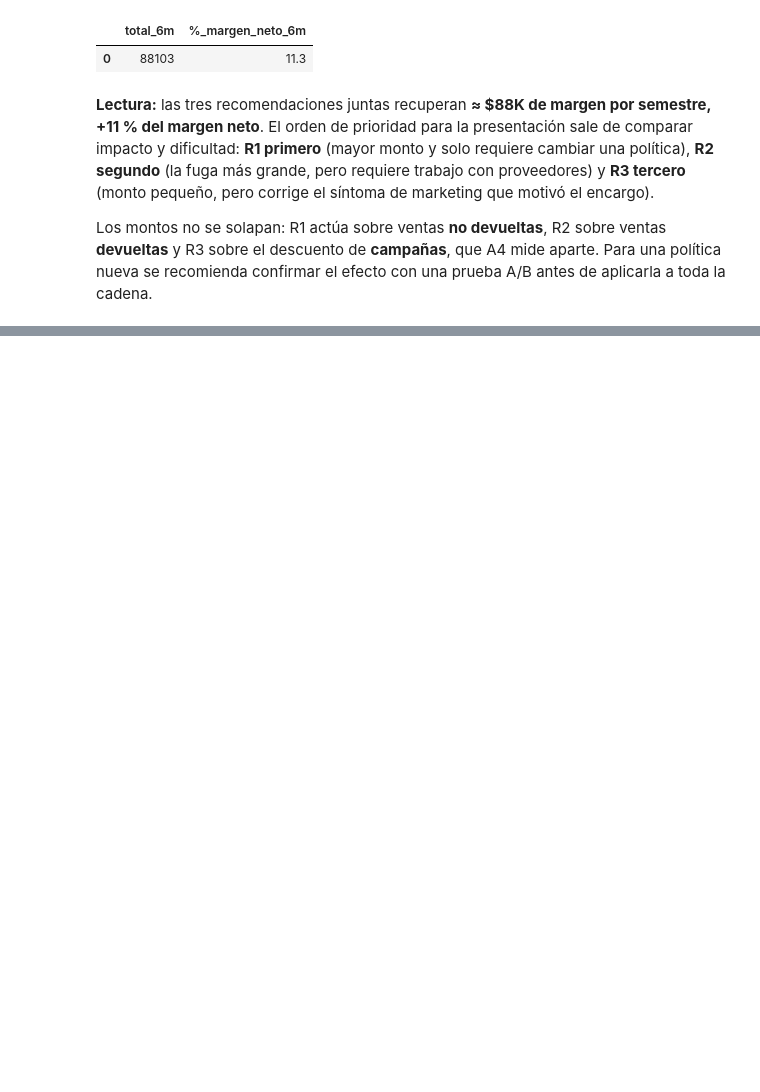
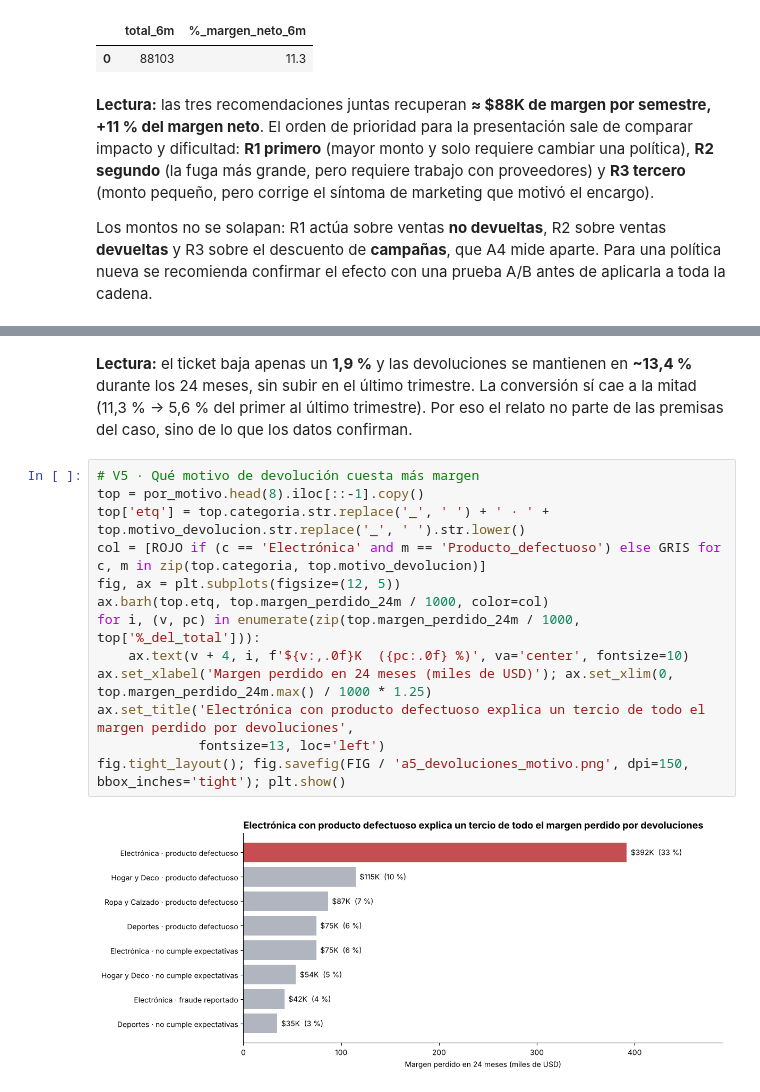
Before and after one commit to EdgarPazUCAB/Proyecto-Topicos-de-Datos, a Jupyter notebook: notebooks/05_recomendaciones.ipynb, the cells around one changed output, grey strips where cells are left out. Drawn from its saved outputs; the diff is of its cells as text; blank space fills up the shorter version.

```diff
--- a/notebooks/05_recomendaciones.ipynb
+++ b/notebooks/05_recomendaciones.ipynb
@@ -184,0 +222,17 @@ Los montos no se solapan: R1 actúa sobre ventas **no devueltas**, R2 sobre vent
+# %% [markdown]
+**Lectura:** el ticket baja apenas un **1,9 %** y las devoluciones se mantienen en **~13,4 %** durante los 24 meses, sin subir en el último trimestre. La conversión sí cae a la mitad (11,3 % → 5,6 % del primer al último trimestre). Por eso el relato no parte de las premisas del caso, sino de lo que los datos confirman.
+# %%
+# V5 · Qué motivo de devolución cuesta más margen
+top = por_motivo.head(8).iloc[::-1].copy()
+top['etq'] = top.categoria.str.replace('_', ' ') + ' · ' + top.motivo_devolucion.str.replace('_', ' ').str.lower()
+col = [ROJO if (c == 'Electrónica' and m == 'Producto_defectuoso') else GRIS for c, m in zip(top.categoria, top.motivo_devolucion)]
+fig, ax = plt.subplots(figsize=(12, 5))
+ax.barh(top.etq, top.margen_perdido_24m / 1000, color=col)
+for i, (v, pc) in enumerate(zip(top.margen_perdido_24m / 1000, top['%_del_total'])):
+    ax.text(v + 4, i, f'${v:,.0f}K  ({pc:.0f} %)', va='center', fontsize=10)
+ax.set_xlabel('Margen perdido en 24 meses (miles de USD)'); ax.set_xlim(0, top.margen_perdido_24m.max() / 1000 * 1.25)
+ax.set_title('Electrónica con producto defectuoso explica un tercio de todo el margen perdido por devoluciones',
+             fontsize=13, loc='left')
+fig.tight_layout(); fig.savefig(FIG / 'a5_devoluciones_motivo.png', dpi=150, bbox_inches='tight'); plt.show()
+# %% [output]
+[figure, added]
```
Also changed, not shown: parts of 3 cells of this notebook, 3 other files.
